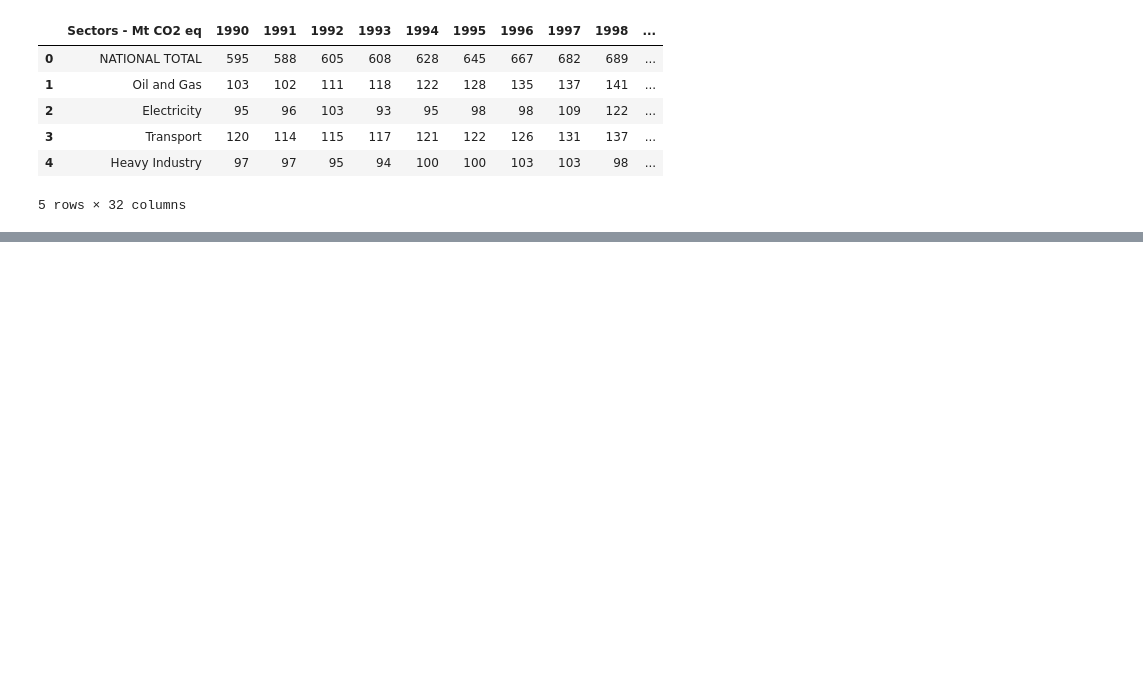
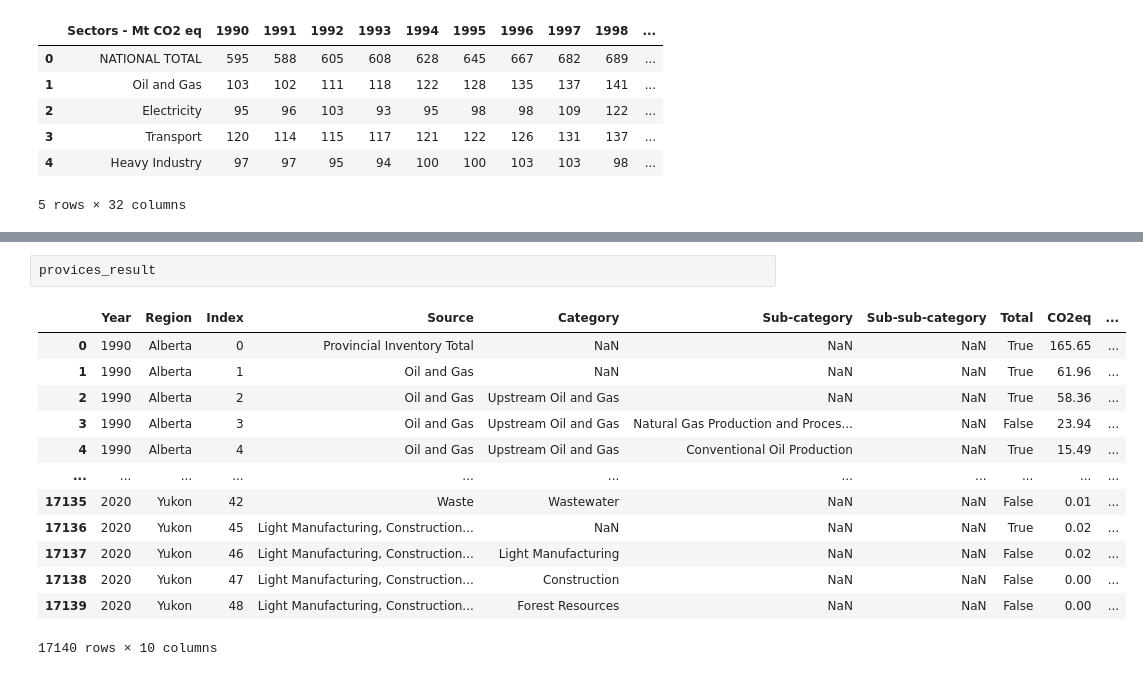
Before and after one commit to fabiomarcullo/Project_1_Climate_Action_Goals, a Jupyter notebook: Project_Sustainability_Data.ipynb, the cells around one changed output, grey strips where cells are left out. Cells and saved outputs as stored; diff of their text form; blank space fills up the shorter version.

```diff
--- a/Project_Sustainability_Data.ipynb
+++ b/Project_Sustainability_Data.ipynb
@@ -128,0 +99,16 @@ Provices_Result.head(20)
+# %%
+provices_result
+# %% [output]
+|  | Year | Region | Index | Source | Category | Sub-category | Sub-sub-category | Total | CO2eq | ... |
+| 0 | 1990 | Alberta | 0 | Provincial Inventory Total | NaN | NaN | NaN | True | 165.65 | ... |
+| 1 | 1990 | Alberta | 1 | Oil and Gas | NaN | NaN | NaN | True | 61.96 | ... |
+| 2 | 1990 | Alberta | 2 | Oil and Gas | Upstream Oil and Gas | NaN | NaN | True | 58.36 | ... |
+| 3 | 1990 | Alberta | 3 | Oil and Gas | Upstream Oil and Gas | Natural Gas Production and Proces... | NaN | False | 23.94 | ... |
+| 4 | 1990 | Alberta | 4 | Oil and Gas | Upstream Oil and Gas | Conventional Oil Production | NaN | True | 15.49 | ... |
+| ... | ... | ... | ... | ... | ... | ... | ... | ... | ... | ... |
+| 17135 | 2020 | Yukon | 42 | Waste | Wastewater | NaN | NaN | False | 0.01 | ... |
+| 17136 | 2020 | Yukon | 45 | Light Manufacturing, Construction... | NaN | NaN | NaN | True | 0.02 | ... |
+| 17137 | 2020 | Yukon | 46 | Light Manufacturing, Construction... | Light Manufacturing | NaN | NaN | False | 0.02 | ... |
+| 17138 | 2020 | Yukon | 47 | Light Manufacturing, Construction... | Construction | NaN | NaN | False | 0.00 | ... |
+| 17139 | 2020 | Yukon | 48 | Light Manufacturing, Construction... | Forest Resources | NaN | NaN | False | 0.00 | ... |
+17140 rows × 10 columns
```
Also changed, not shown: parts of 8 cells of this notebook.
